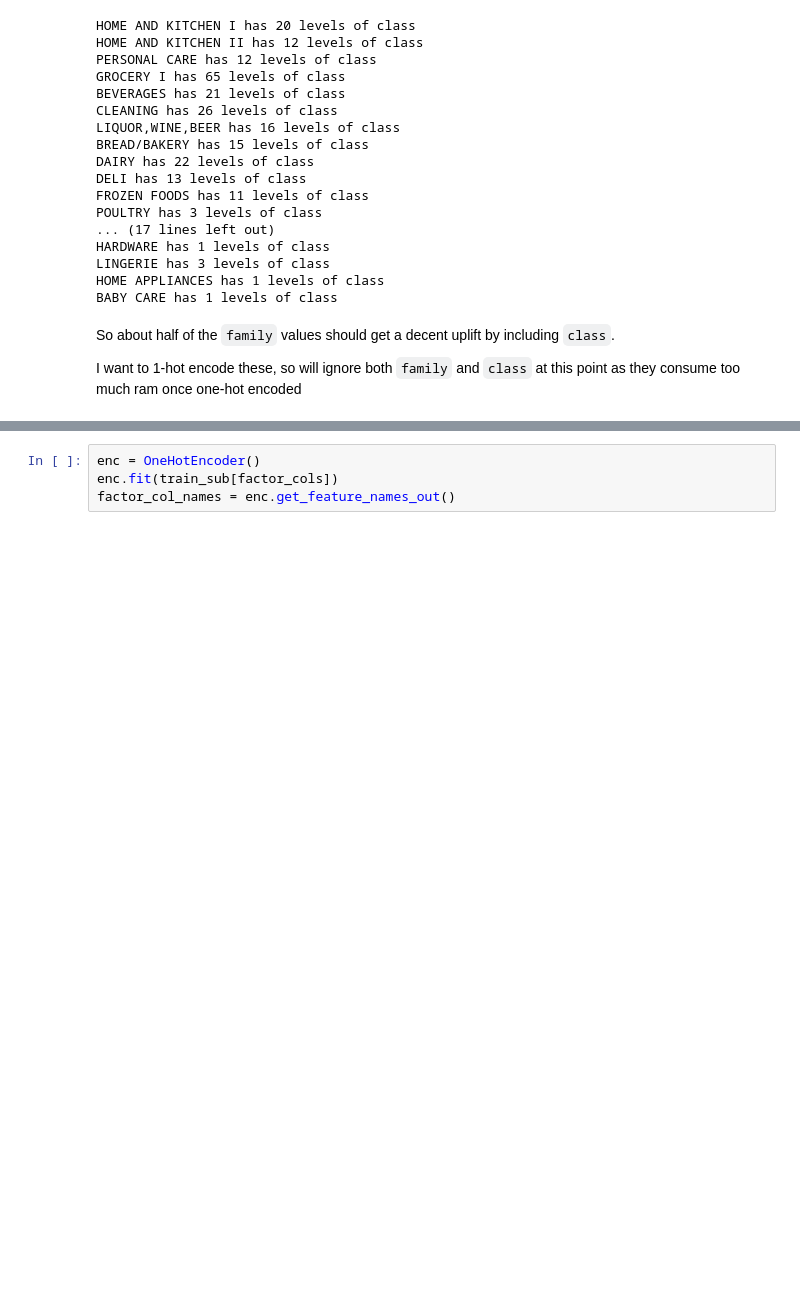
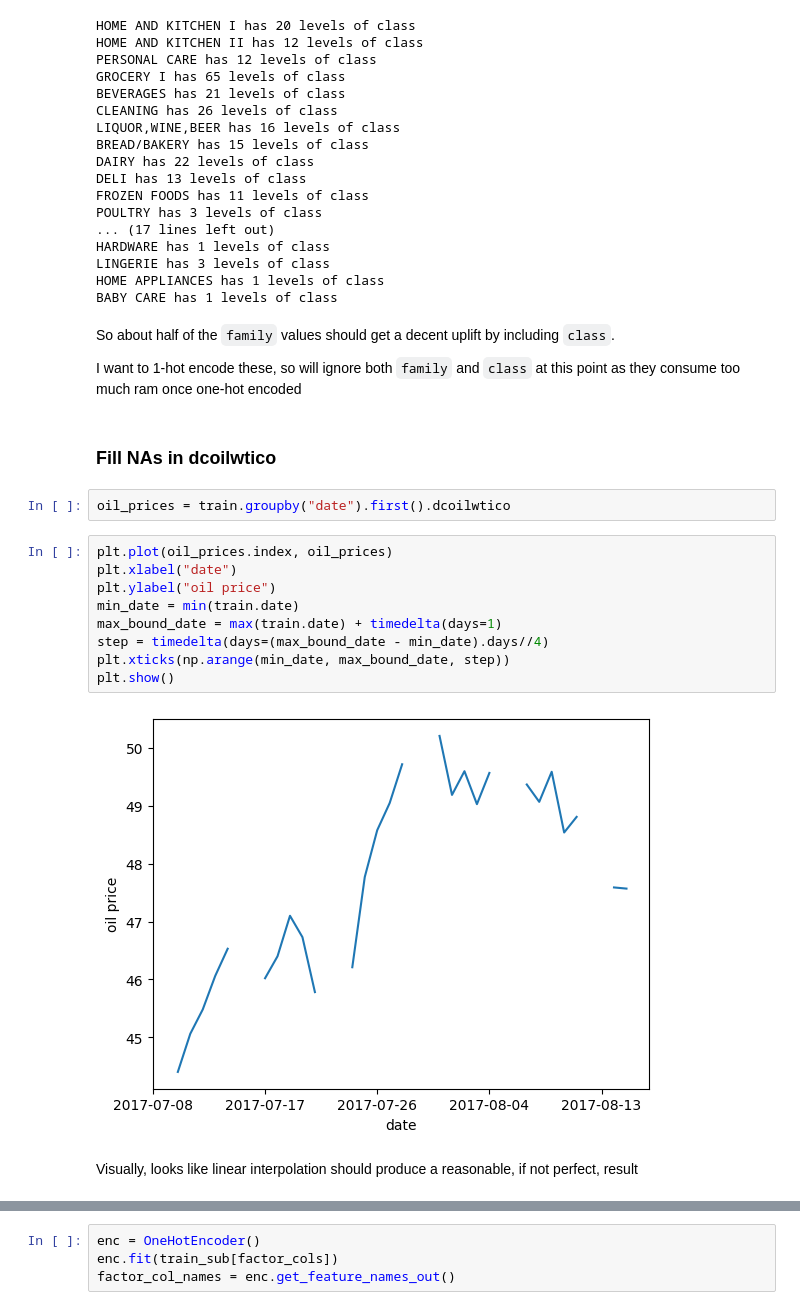
Before and after one commit to tsutton042/corporacion_favorita, a Jupyter notebook: EDA.ipynb, the cells around one changed output, grey strips where cells are left out. Saved outputs shown, nothing was run; the diff lists cells and outputs as text; blank space fills up the shorter version.

Commit message:
:chart_with_upwards_trend: Finish basic EDA

```diff
--- a/EDA.ipynb
+++ b/EDA.ipynb
@@ -122,3 +123,20 @@ BABY CARE has 1 levels of class
 So about half of the `family` values should get a decent uplift by including `class`.
 
 I want to 1-hot encode these, so will ignore both `family` and `class` at this point as they consume too much ram once one-hot encoded
+# %% [markdown]
+### Fill NAs in dcoilwtico
+# %%
+oil_prices = train.groupby("date").first().dcoilwtico
+# %%
+plt.plot(oil_prices.index, oil_prices)
+plt.xlabel("date")
+plt.ylabel("oil price")
+min_date = min(train.date)
+max_bound_date = max(train.date) + timedelta(days=1)
+step = timedelta(days=(max_bound_date - min_date).days//4)
+plt.xticks(np.arange(min_date, max_bound_date, step))
+plt.show()
+# %% [output]
+[figure, added]
+# %% [markdown]
+Visually, looks like linear interpolation should produce a reasonable, if not perfect, result
```
Also changed, not shown: parts of 37 cells of this notebook.
